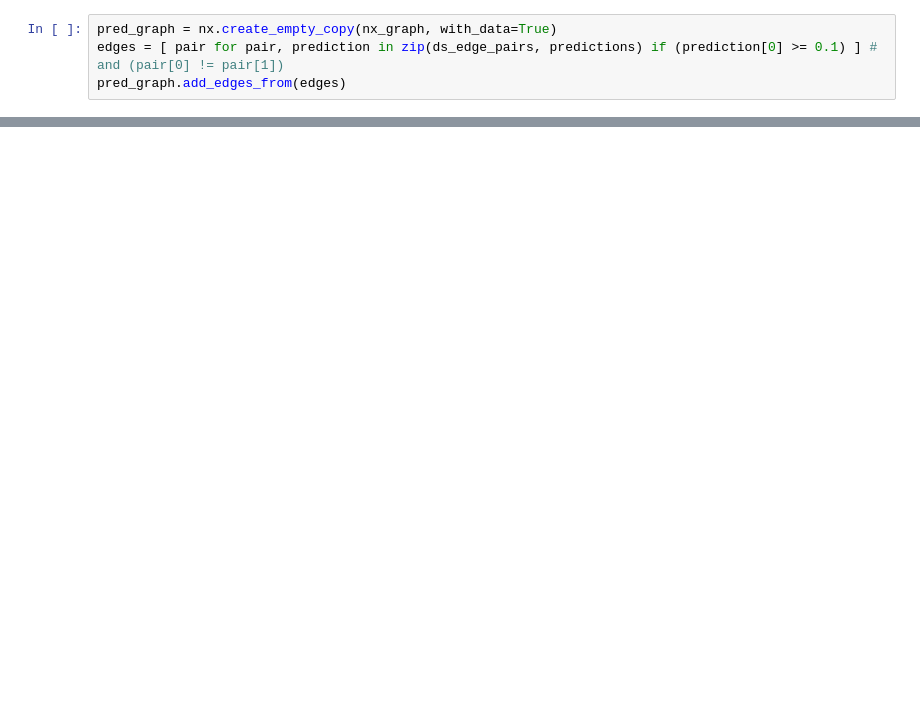
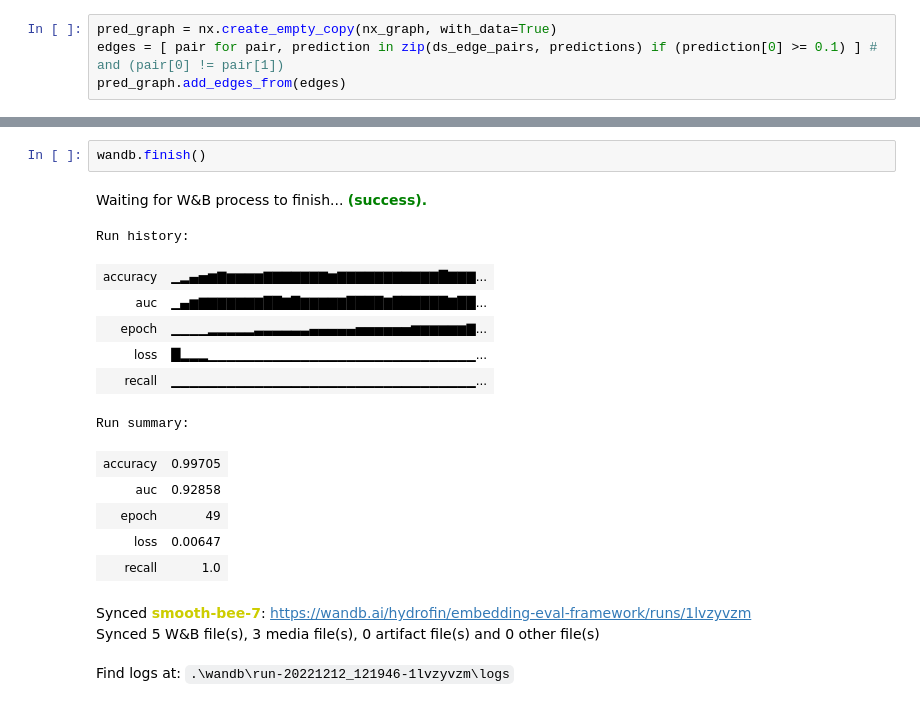
Before and after one commit to HydrofinLoewenherz/embedding-eval-framework, a Jupyter notebook: scale/embedding-decode.ipynb, the cells around one changed output, grey strips where cells are left out. Saved outputs shown, nothing was run; the diff lists cells and outputs as text; blank space fills up the shorter version.

```diff
--- a/scale/embedding-decode.ipynb
+++ b/scale/embedding-decode.ipynb
@@ -170,0 +214,19 @@ wandb.log({
+# %%
+wandb.finish()
+# %% [output]
+Waiting for W&B process to finish... (success).
+Run history:
+| accuracy | ▁▂▄▅▆▇▆▆▆▆▇▇▇▇▇▇▇▆▇▇▇▇▇▇▇▇▇▇▇█▇▇▇... |
+| auc | ▁▄▆▇▇▇▇▇▇▇██▇█▇▇▇▇▇████▇██████▇██... |
+| epoch | ▁▁▁▁▂▂▂▂▂▃▃▃▃▃▃▄▄▄▄▄▅▅▅▅▅▅▆▆▆▆▆▆▇... |
+| loss | █▂▂▂▁▁▁▁▁▁▁▁▁▁▁▁▁▁▁▁▁▁▁▁▁▁▁▁▁▁▁▁▁... |
+| recall | ▁▁▁▁▁▁▁▁▁▁▁▁▁▁▁▁▁▁▁▁▁▁▁▁▁▁▁▁▁▁▁▁▁... |
+Run summary:
+| accuracy | 0.99705 |
+| auc | 0.92858 |
+| epoch | 49 |
+| loss | 0.00647 |
+| recall | 1.0 |
+Synced smooth-bee-7: https://wandb.ai/hydrofin/embedding-eval-framework/runs/1lvzyvzm
+Synced 5 W&B file(s), 3 media file(s), 0 artifact file(s) and 0 other file(s)
+Find logs at: .\wandb\run-20221212_121946-1lvzyvzm\logs
```
Also changed, not shown: parts of 10 cells of this notebook.
